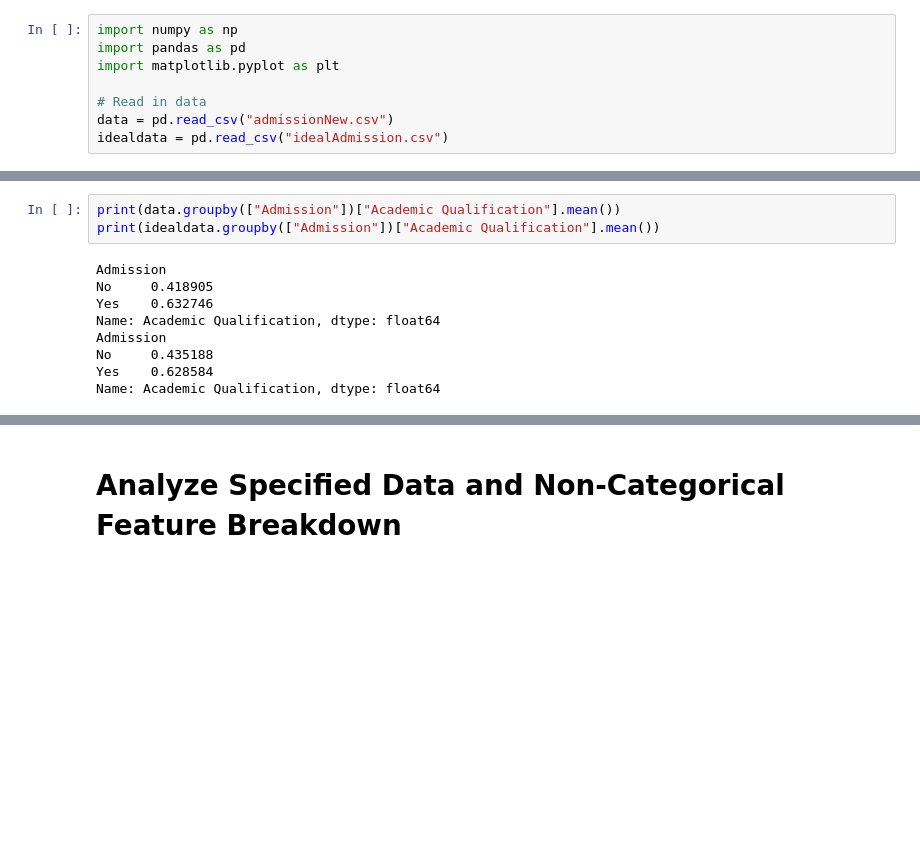
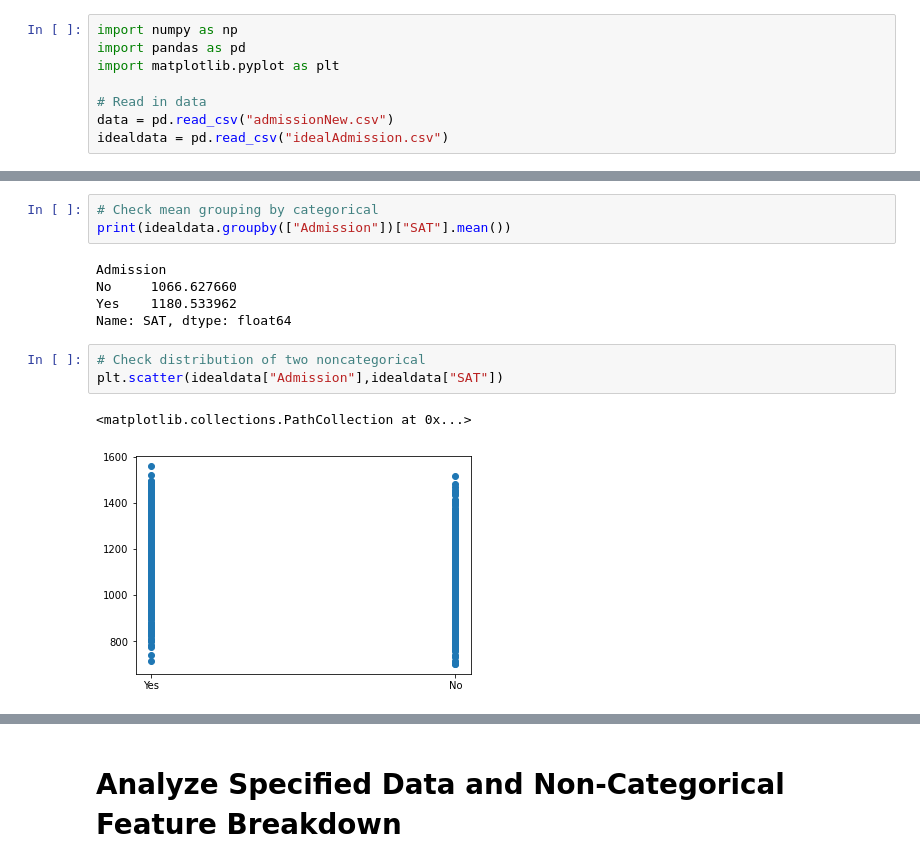
Before and after one commit to liangeric/MirrorDataAdmission, a Jupyter notebook: dataAnalysis.ipynb, the cells around one changed output, grey strips where cells are left out. Saved outputs shown, nothing was run; the diff lists cells and outputs as text; blank space fills up the shorter version.

```diff
--- a/dataAnalysis.ipynb
+++ b/dataAnalysis.ipynb
@@ -23,12 +35,14 @@ idealdata.describe()
 # %%
-print(data.groupby(["Admission"])["Academic Qualification"].mean())
-print(idealdata.groupby(["Admission"])["Academic Qualification"].mean())
+# Check mean grouping by categorical
+print(idealdata.groupby(["Admission"])["SAT"].mean())
 # %% [output]
 Admission
-No     0.418905
-Yes    0.632746
-Name: Academic Qualification, dtype: float64
-Admission
-No     0.435188
-Yes    0.628584
-Name: Academic Qualification, dtype: float64
+No     1066.627660
+Yes    1180.533962
+Name: SAT, dtype: float64
+# %%
+# Check distribution of two noncategorical
+plt.scatter(idealdata["Admission"],idealdata["SAT"])
+# %% [output]
+<matplotlib.collections.PathCollection at 0x...>
+[figure, added]
```
Also changed, not shown: parts of 5 cells of this notebook, 6 other files.
